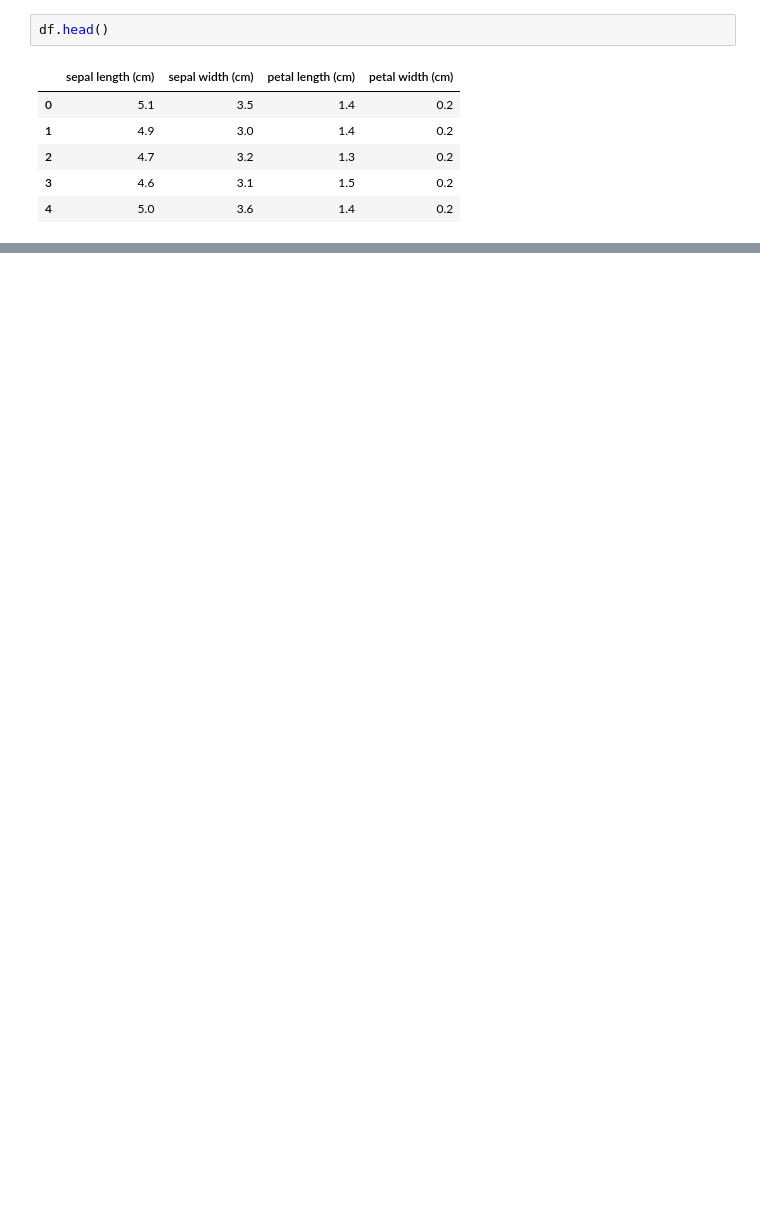
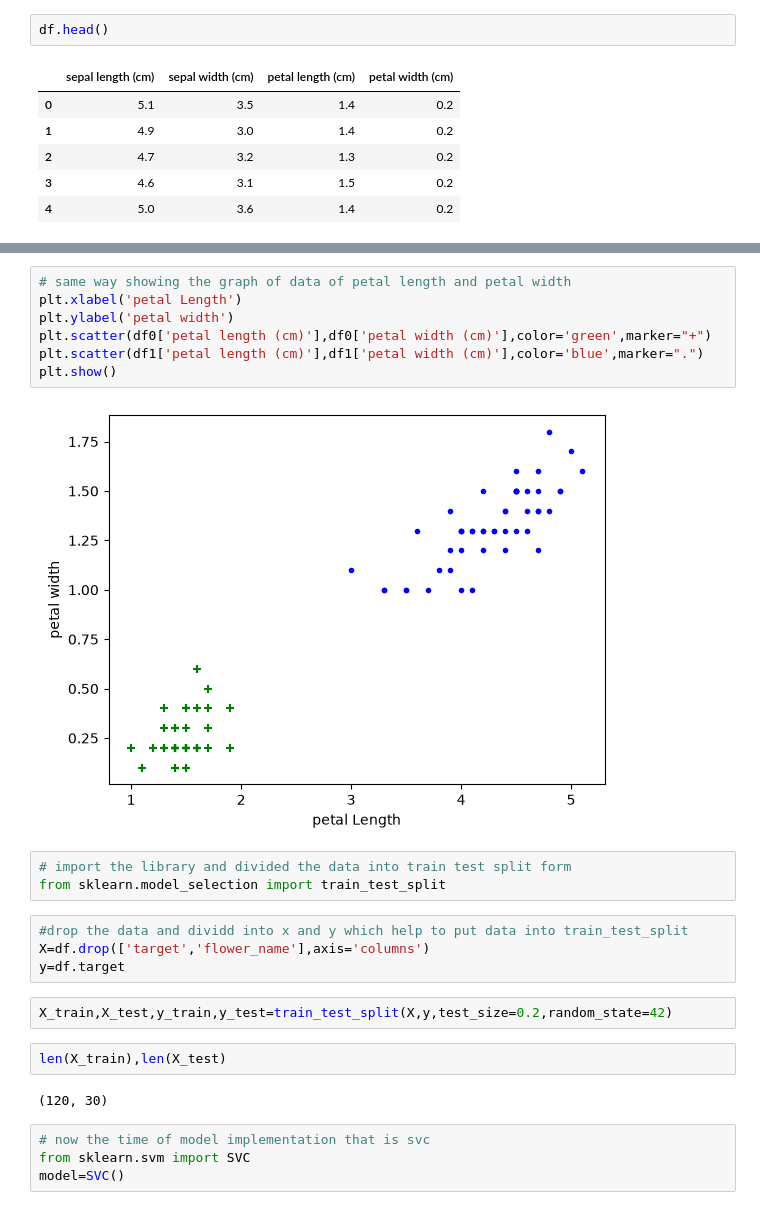
Before and after one commit to Rahul117590/iris-species-predictor-svm, a Jupyter notebook: svm.ipynb, the cells around one changed output, grey strips where cells are left out. Saved outputs shown, nothing was run; the diff lists cells and outputs as text; blank space fills up the shorter version.

```diff
--- a/svm.ipynb
+++ b/svm.ipynb
@@ -70,0 +187,26 @@ array([0, 0, 0, 0, 0, 0, 0, 0, 0, 0, 0, 0, 0, 0, 0, 0, 0, 0, 0, 0, 0, 0,
+# %%
+# same way showing the graph of data of petal length and petal width
+plt.xlabel('petal Length')
+plt.ylabel('petal width')
+plt.scatter(df0['petal length (cm)'],df0['petal width (cm)'],color='green',marker="+")
+plt.scatter(df1['petal length (cm)'],df1['petal width (cm)'],color='blue',marker=".")
+plt.show()
+# %% [output]
+[figure, added]
+# %%
+# import the library and divided the data into train test split form
+from sklearn.model_selection import train_test_split
+# %%
+#drop the data and dividd into x and y which help to put data into train_test_split
+X=df.drop(['target','flower_name'],axis='columns')
+y=df.target
+# %%
+X_train,X_test,y_train,y_test=train_test_split(X,y,test_size=0.2,random_state=42)
+# %%
+len(X_train),len(X_test)
+# %% [output]
+(120, 30)
+# %%
+# now the time of model implementation that is svc
+from sklearn.svm import SVC
+model=SVC()
```
Also changed, not shown: parts of 28 cells of this notebook.
